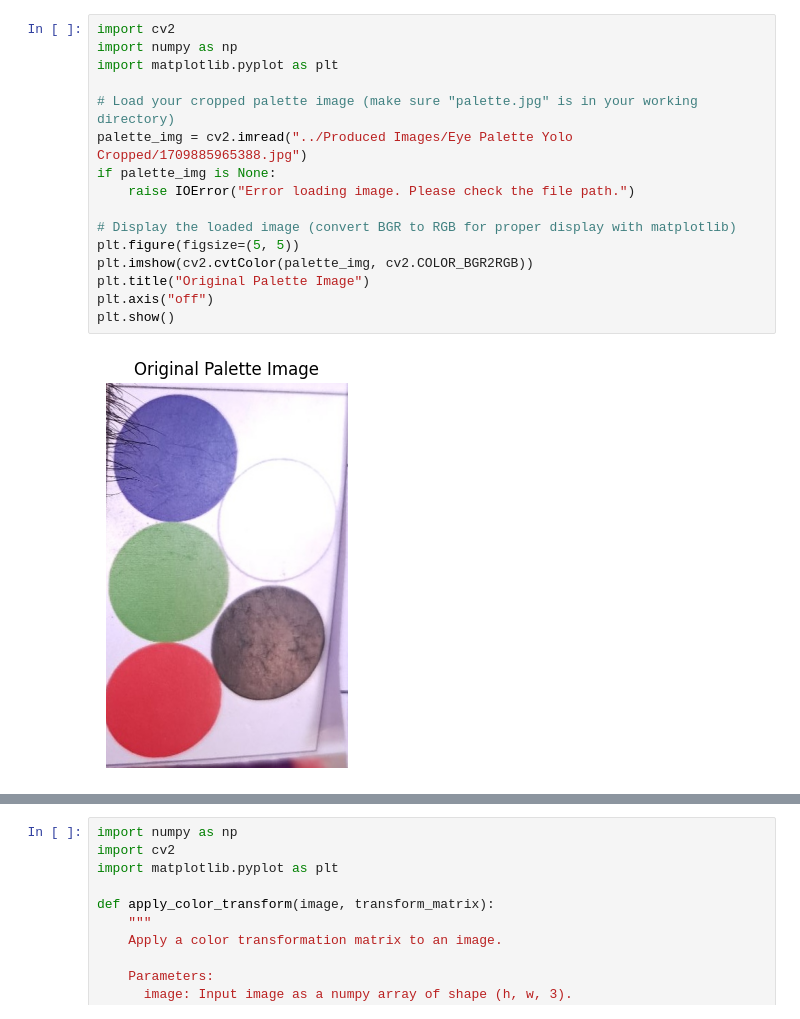
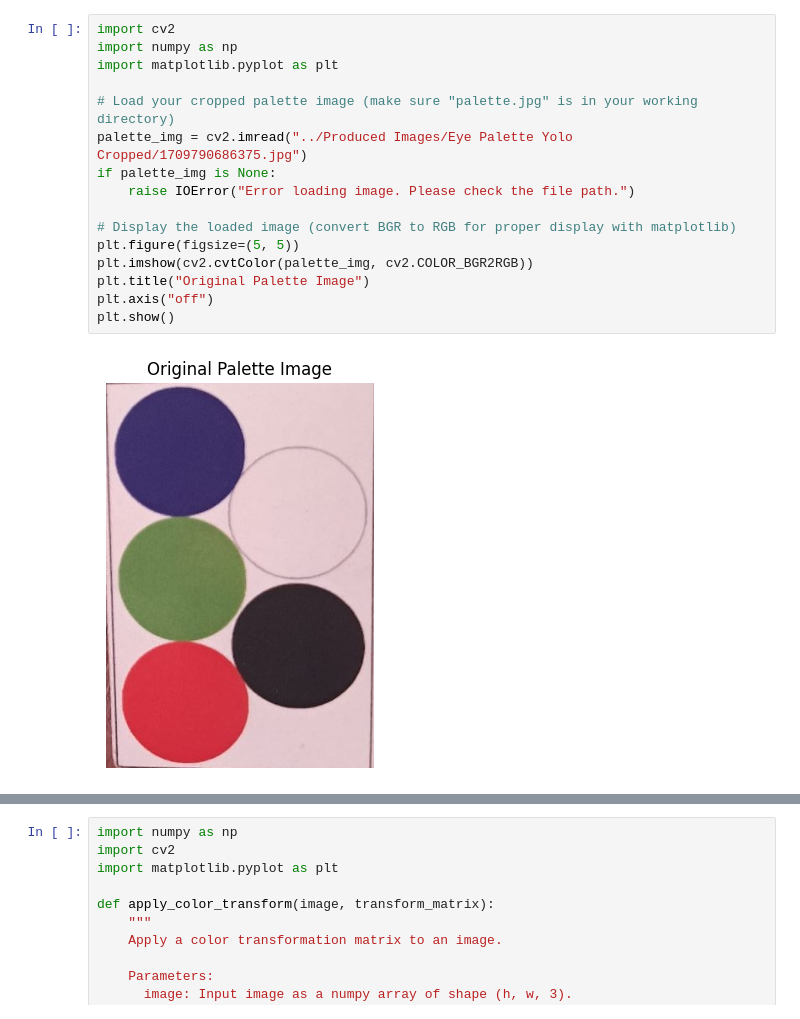
Before and after one commit to NiranjanV823/DH307---Anemia-Detection, a Jupyter notebook: Codes/47_hough_circle_transform.ipynb, the cells around one changed output, grey strips where cells are left out. Saved outputs shown, nothing was run; the diff lists cells and outputs as text.

```diff
--- a/Codes/47_hough_circle_transform.ipynb
+++ b/Codes/47_hough_circle_transform.ipynb
@@ -1,21 +1,21 @@
 # %%
 import cv2
 import numpy as np
 import matplotlib.pyplot as plt
 
 # Load your cropped palette image (make sure "palette.jpg" is in your working directory)
-palette_img = cv2.imread("../Produced Images/Eye Palette Yolo Cropped/1709885965388.jpg")
+palette_img = cv2.imread("../Produced Images/Eye Palette Yolo Cropped/1709790686375.jpg")
 if palette_img is None:
     raise IOError("Error loading image. Please check the file path.")
 
 # Display the loaded image (convert BGR to RGB for proper display with matplotlib)
 plt.figure(figsize=(5, 5))
 plt.imshow(cv2.cvtColor(palette_img, cv2.COLOR_BGR2RGB))
 plt.title("Original Palette Image")
 plt.axis("off")
 plt.show()
 # %% [output]
-[figure, old version]
+[figure, new version]
 # %%
 # Convert the image to grayscale and apply a median blur to reduce noise
 gray = cv2.cvtColor(palette_img, cv2.COLOR_BGR2GRAY)
```
Also changed, not shown: parts of 16 cells of this notebook, 2 other files.
